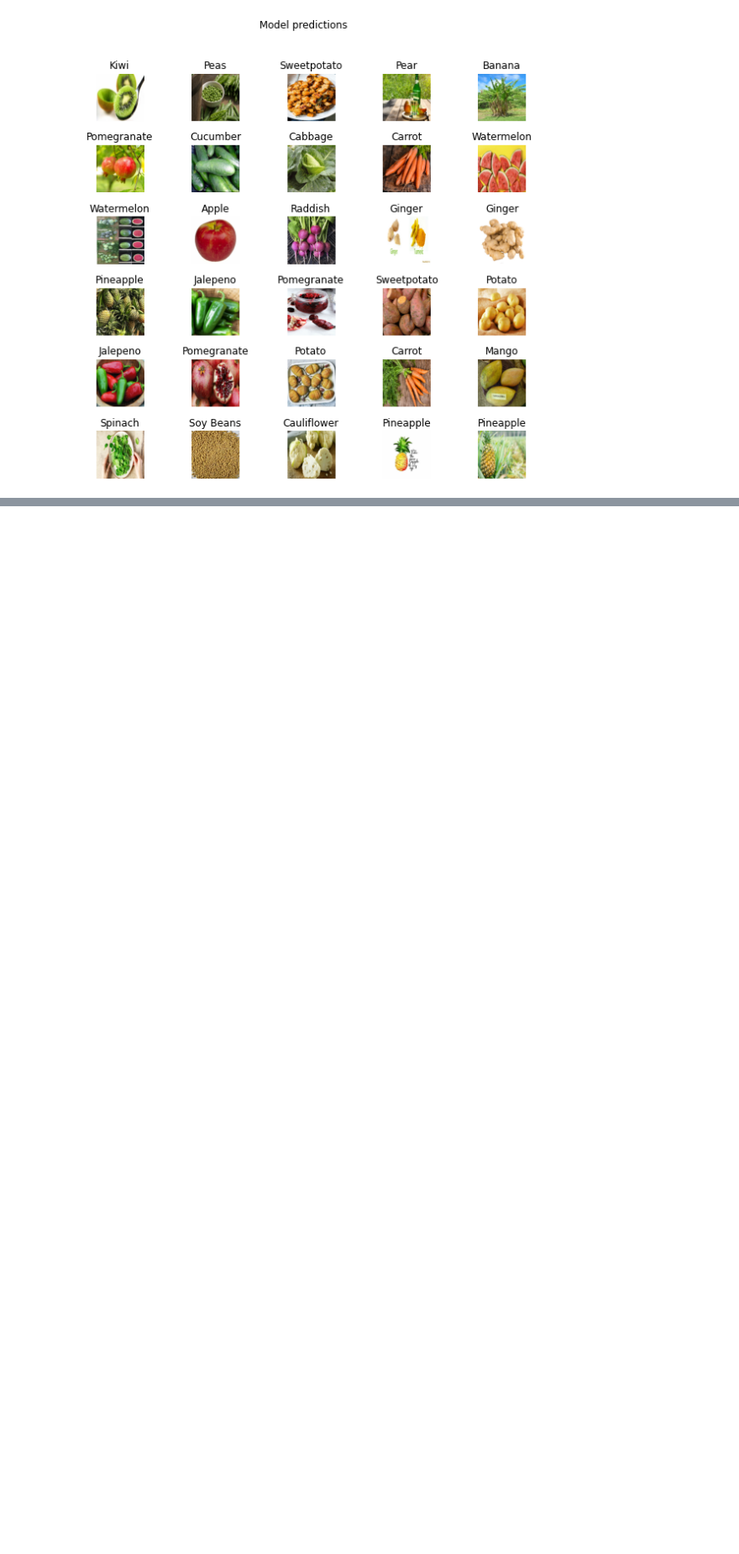
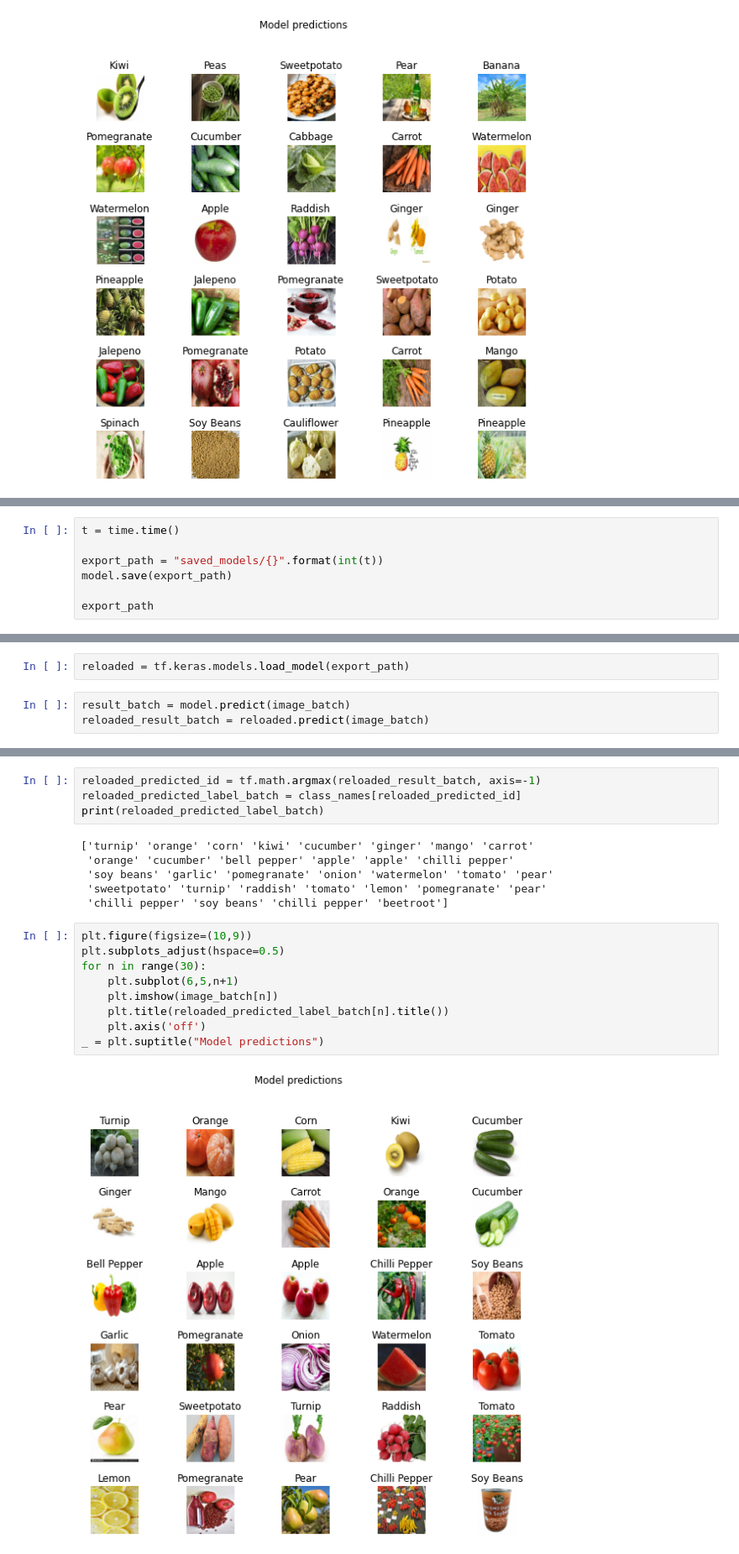
Before and after one commit to PM-cutedogpics/STINTSY-MP, a Jupyter notebook: STINTSY_MP.ipynb, the cells around one changed output, grey strips where cells are left out. Shown at 84% size. Cells and saved outputs as stored; diff of their text form; blank space fills up the shorter version.

```diff
--- a/STINTSY_MP.ipynb
+++ b/STINTSY_MP.ipynb
@@ -413,0 +419,7 @@ _ = plt.suptitle("Model predictions")
+# %%
+t = time.time()
+
+export_path = "saved_models/{}".format(int(t))
+model.save(export_path)
+
+export_path
@@ -413,0 +430,5 @@ _ = plt.suptitle("Model predictions")
+# %%
+reloaded = tf.keras.models.load_model(export_path)
+# %%
+result_batch = model.predict(image_batch)
+reloaded_result_batch = reloaded.predict(image_batch)
@@ -413,0 +442,21 @@ _ = plt.suptitle("Model predictions")
+# %%
+reloaded_predicted_id = tf.math.argmax(reloaded_result_batch, axis=-1)
+reloaded_predicted_label_batch = class_names[reloaded_predicted_id]
+print(reloaded_predicted_label_batch)
+# %% [output]
+['turnip' 'orange' 'corn' 'kiwi' 'cucumber' 'ginger' 'mango' 'carrot'
+ 'orange' 'cucumber' 'bell pepper' 'apple' 'apple' 'chilli pepper'
+ 'soy beans' 'garlic' 'pomegranate' 'onion' 'watermelon' 'tomato' 'pear'
+ 'sweetpotato' 'turnip' 'raddish' 'tomato' 'lemon' 'pomegranate' 'pear'
+ 'chilli pepper' 'soy beans' 'chilli pepper' 'beetroot']
+# %%
+plt.figure(figsize=(10,9))
+plt.subplots_adjust(hspace=0.5)
+for n in range(30):
+    plt.subplot(6,5,n+1)
+    plt.imshow(image_batch[n])
+    plt.title(reloaded_predicted_label_batch[n].title())
+    plt.axis('off')
+_ = plt.suptitle("Model predictions")
+# %% [output]
+[figure, added]
```
Also changed, not shown: parts of 10 cells of this notebook, 4 other files.
